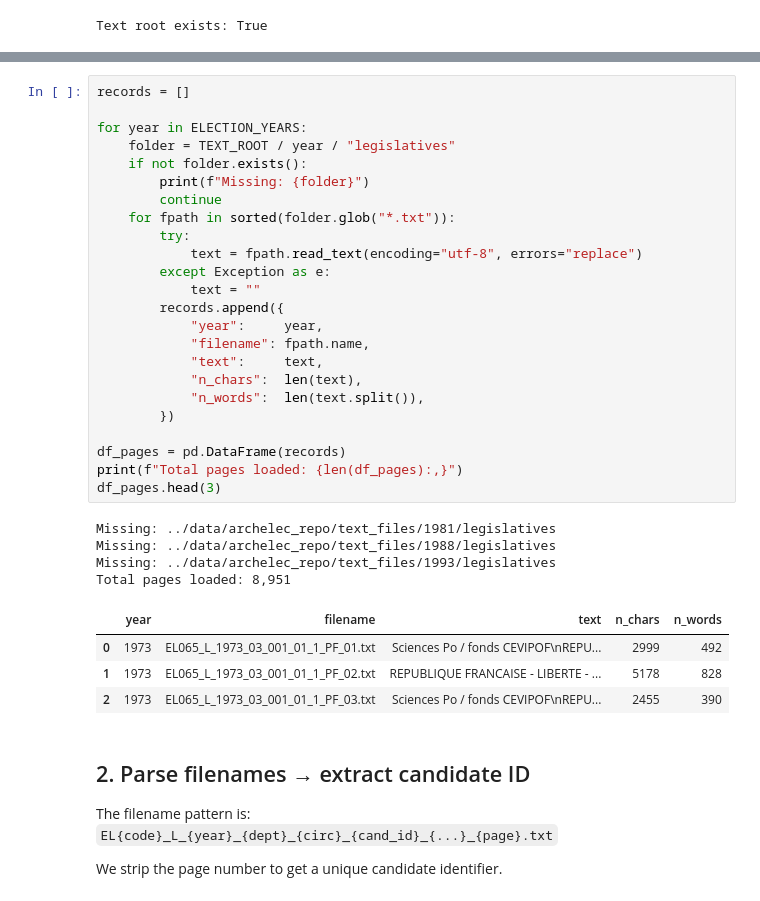
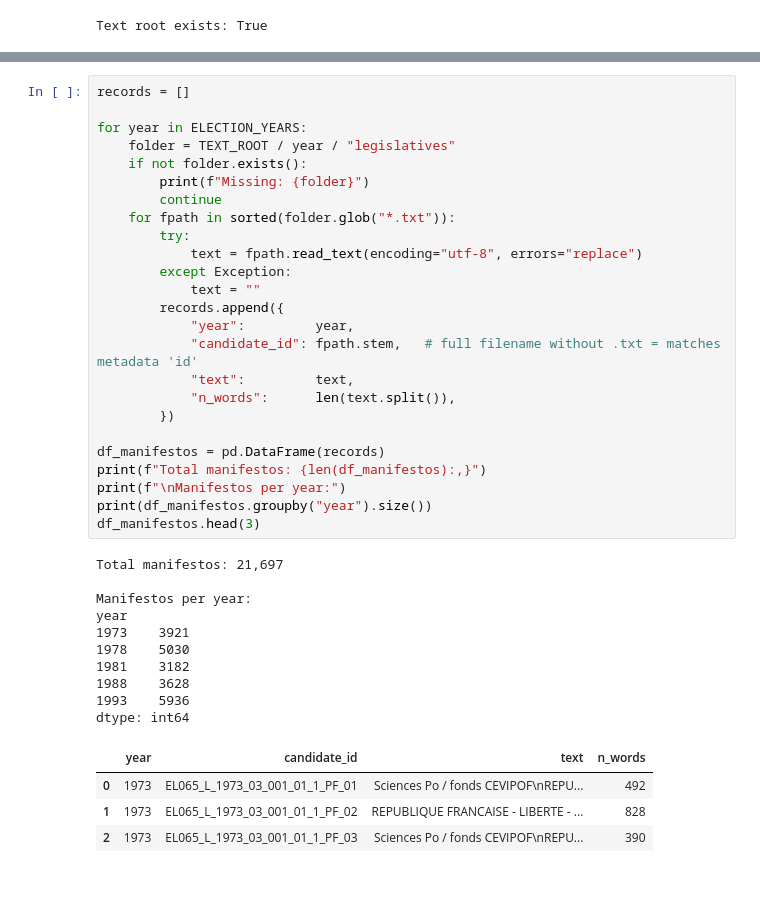
Before and after one commit to AnahiRM/NER_gender, a Jupyter notebook: notebooks/01_data_exploration.ipynb, the cells around one changed output, grey strips where cells are left out. Cells and saved outputs as stored; diff of their text form.

```diff
--- a/notebooks/01_data_exploration.ipynb
+++ b/notebooks/01_data_exploration.ipynb
@@ -38,40 +38,40 @@ We group pages by candidate to reconstruct full manifestos.
 # %%
 records = []
 
 for year in ELECTION_YEARS:
     folder = TEXT_ROOT / year / "legislatives"
     if not folder.exists():
         print(f"Missing: {folder}")
         continue
     for fpath in sorted(folder.glob("*.txt")):
         try:
             text = fpath.read_text(encoding="utf-8", errors="replace")
-        except Exception as e:
+        except Exception:
             text = ""
         records.append({
-            "year":     year,
-            "filename": fpath.name,
-            "text":     text,
-            "n_chars":  len(text),
-            "n_words":  len(text.split()),
+            "year":         year,
+            "candidate_id": fpath.stem,   # full filename without .txt = matches metadata 'id'
+            "text":         text,
+            "n_words":      len(text.split()),
         })
 
-df_pages = pd.DataFrame(records)
-print(f"Total pages loaded: {len(df_pages):,}")
-df_pages.head(3)
+df_manifestos = pd.DataFrame(records)
+print(f"Total manifestos: {len(df_manifestos):,}")
+print(f"\nManifestos per year:")
+print(df_manifestos.groupby("year").size())
+df_manifestos.head(3)
 # %% [output]
-Missing: ../data/archelec_repo/text_files/1981/legislatives
-Missing: ../data/archelec_repo/text_files/1988/legislatives
-Missing: ../data/archelec_repo/text_files/1993/legislatives
-Total pages loaded: 8,951
+Total manifestos: 21,697
+
+Manifestos per year:
+year
+1973    3921
+1978    5030
+1981    3182
+1988    3628
+1993    5936
+dtype: int64
-|  | year | filename | text | n_chars | n_words |
-| 0 | 1973 | EL065_L_1973_03_001_01_1_PF_01.txt | Sciences Po / fonds CEVIPOF\nREPU... | 2999 | 492 |
-| 1 | 1973 | EL065_L_1973_03_001_01_1_PF_02.txt | REPUBLIQUE FRANCAISE - LIBERTE - ... | 5178 | 828 |
-| 2 | 1973 | EL065_L_1973_03_001_01_1_PF_03.txt | Sciences Po / fonds CEVIPOF\nREPU... | 2455 | 390 |
+|  | year | candidate_id | text | n_words |
+| 0 | 1973 | EL065_L_1973_03_001_01_1_PF_01 | Sciences Po / fonds CEVIPOF\nREPU... | 492 |
+| 1 | 1973 | EL065_L_1973_03_001_01_1_PF_02 | REPUBLIQUE FRANCAISE - LIBERTE - ... | 828 |
+| 2 | 1973 | EL065_L_1973_03_001_01_1_PF_03 | Sciences Po / fonds CEVIPOF\nREPU... | 390 |
-# %% [markdown]
-## 2. Parse filenames → extract candidate ID
-
-The filename pattern is:
-`EL{code}_L_{year}_{dept}_{circ}_{cand_id}_{...}_{page}.txt`
-
-We strip the page number to get a unique candidate identifier.
```
Also changed, not shown: parts of 22 cells of this notebook, 8 other files.
